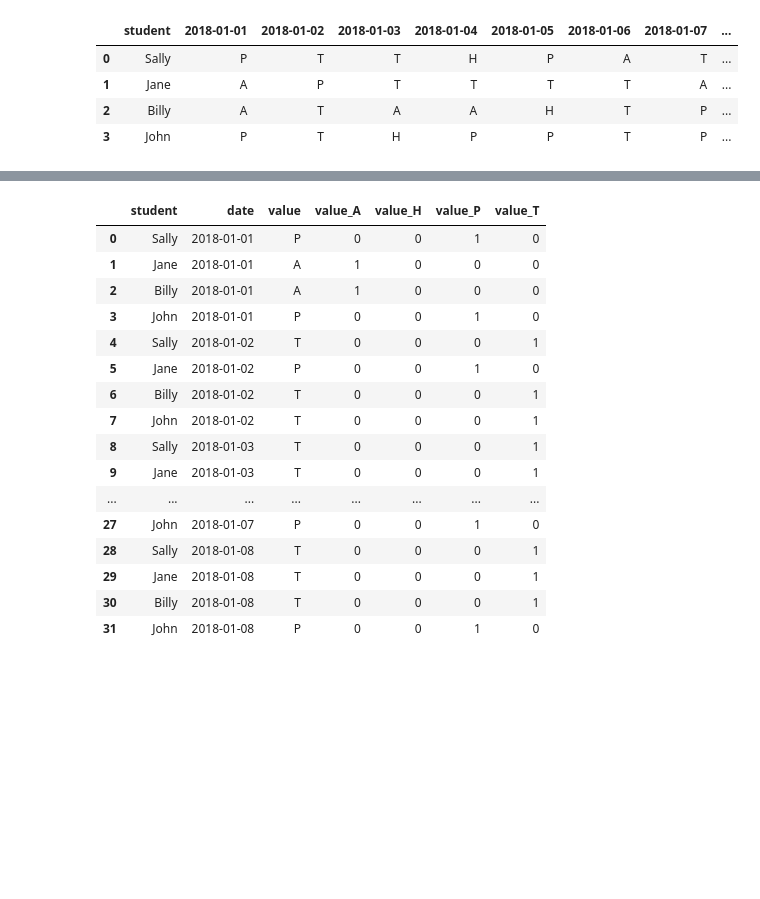
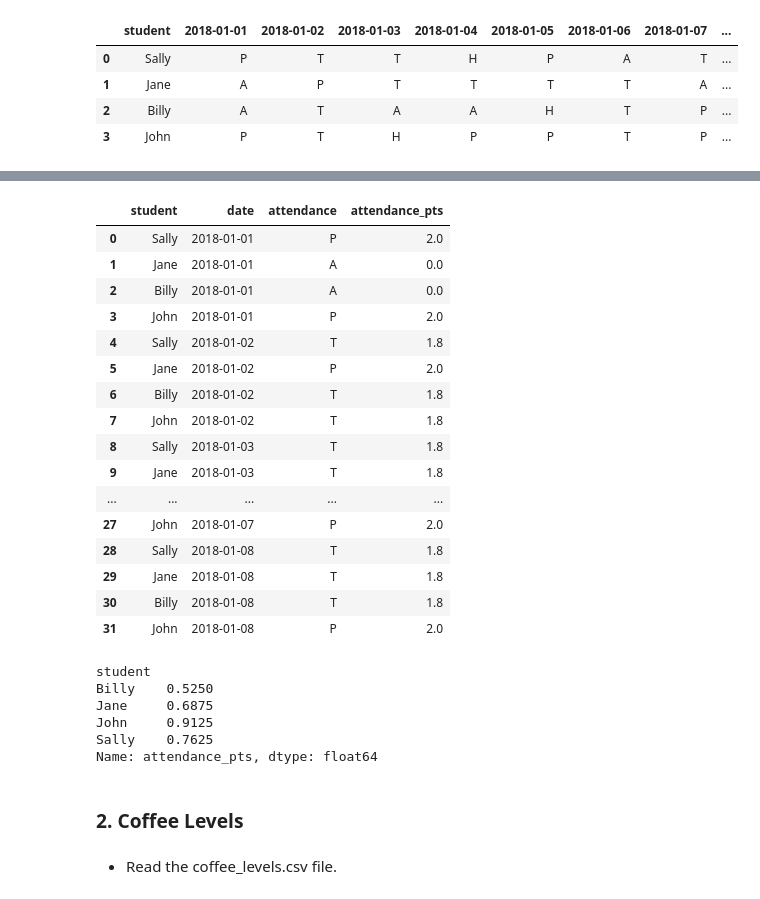
Before and after one commit to justin-m-sullivan/classification-exercises, a Jupyter notebook: tidy_data.ipynb, the cells around one changed output, grey strips where cells are left out. Cells and saved outputs as stored; diff of their text form; code cells hidden in the pictures; blank space fills up the shorter version.

```diff
--- a/tidy_data.ipynb
+++ b/tidy_data.ipynb
@@ -92,20 +88,45 @@ df = pd.concat([attendance_melt, dummies], axis=1)
-# %%
-df
-# %% [output]
-|  | student | date | value | value_A | value_H | value_P | value_T |
-| 0 | Sally | 2018-01-01 | P | 0 | 0 | 1 | 0 |
-| 1 | Jane | 2018-01-01 | A | 1 | 0 | 0 | 0 |
-| 2 | Billy | 2018-01-01 | A | 1 | 0 | 0 | 0 |
-| 3 | John | 2018-01-01 | P | 0 | 0 | 1 | 0 |
-| 4 | Sally | 2018-01-02 | T | 0 | 0 | 0 | 1 |
-| 5 | Jane | 2018-01-02 | P | 0 | 0 | 1 | 0 |
-| 6 | Billy | 2018-01-02 | T | 0 | 0 | 0 | 1 |
-| 7 | John | 2018-01-02 | T | 0 | 0 | 0 | 1 |
-| 8 | Sally | 2018-01-03 | T | 0 | 0 | 0 | 1 |
-| 9 | Jane | 2018-01-03 | T | 0 | 0 | 0 | 1 |
-| ... | ... | ... | ... | ... | ... | ... | ... |
-| 27 | John | 2018-01-07 | P | 0 | 0 | 1 | 0 |
-| 28 | Sally | 2018-01-08 | T | 0 | 0 | 0 | 1 |
-| 29 | Jane | 2018-01-08 | T | 0 | 0 | 0 | 1 |
-| 30 | Billy | 2018-01-08 | T | 0 | 0 | 0 | 1 |
-| 31 | John | 2018-01-08 | P | 0 | 0 | 1 | 0 |
+# %%
+def get_points(n):
+    if n == 'P':
+        return 2
+    elif n == 'H':
+        return 1
+    elif n == 'A':
+        return 0
+    else:
+        return 1.8
+
+attendance_melt[['attendance_pts']] = attendance_melt['attendance'].apply(get_points)
+# %%
+attendance_melt
+# %% [output]
+|  | student | date | attendance | attendance_pts |
+| 0 | Sally | 2018-01-01 | P | 2.0 |
+| 1 | Jane | 2018-01-01 | A | 0.0 |
+| 2 | Billy | 2018-01-01 | A | 0.0 |
+| 3 | John | 2018-01-01 | P | 2.0 |
+| 4 | Sally | 2018-01-02 | T | 1.8 |
+| 5 | Jane | 2018-01-02 | P | 2.0 |
+| 6 | Billy | 2018-01-02 | T | 1.8 |
+| 7 | John | 2018-01-02 | T | 1.8 |
+| 8 | Sally | 2018-01-03 | T | 1.8 |
+| 9 | Jane | 2018-01-03 | T | 1.8 |
+| ... | ... | ... | ... | ... |
+| 27 | John | 2018-01-07 | P | 2.0 |
+| 28 | Sally | 2018-01-08 | T | 1.8 |
+| 29 | Jane | 2018-01-08 | T | 1.8 |
+| 30 | Billy | 2018-01-08 | T | 1.8 |
+| 31 | John | 2018-01-08 | P | 2.0 |
+# %%
+attendance_melt.groupby('student').attendance_pts.sum()/16
+# %% [output]
+student
+Billy    0.5250
+Jane     0.6875
+John     0.9125
+Sally    0.7625
+Name: attendance_pts, dtype: float64
+# %% [markdown]
+### 2. Coffee Levels
+# %% [markdown]
+- Read the coffee_levels.csv file.
```
Also changed, not shown: parts of 29 cells of this notebook.
